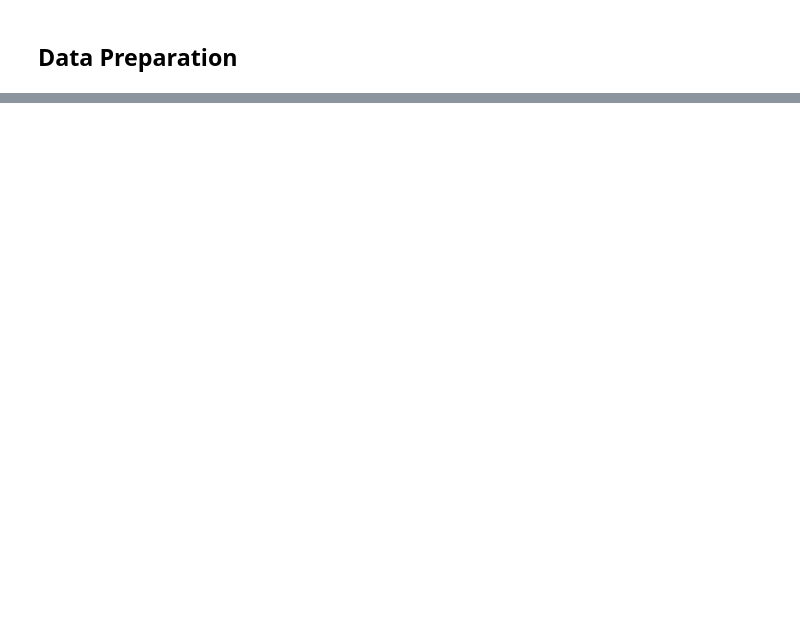
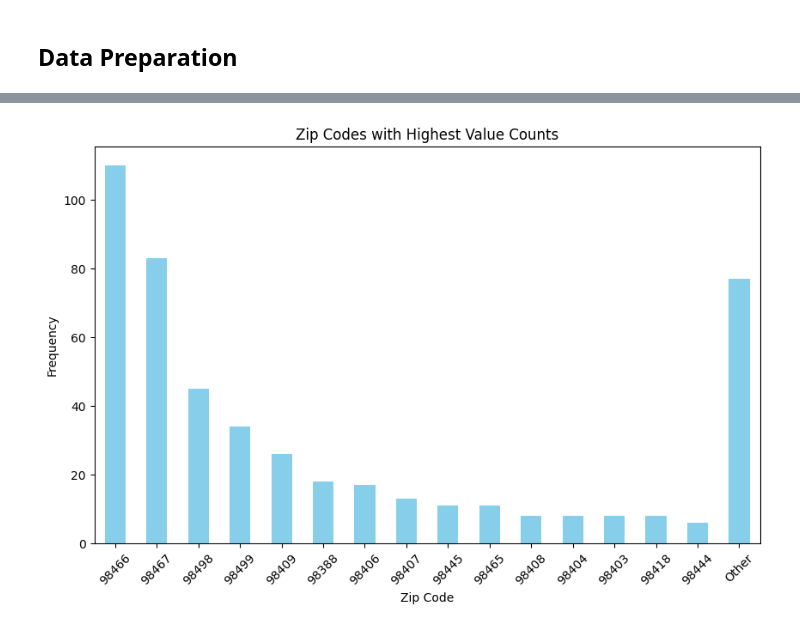
Before and after one commit to heckardkyle/Customer_Insights, a Jupyter notebook: CustomerInsights.ipynb, the cells around one changed output, grey strips where cells are left out. Drawn from its saved outputs; the diff is of its cells as text; code cells hidden in the pictures; blank space fills up the shorter version.

```diff
--- a/CustomerInsights.ipynb
+++ b/CustomerInsights.ipynb
@@ -326,0 +131,11 @@ del appointmentData['Status']
+# %%
+# %% Filter out clients with no appointment data and reset index
+
+clientData_filtered = clientData_raw[clientData_raw['Account_Number']
+                                     .isin(appointmentData_raw['Account_Number'])]
+clientData_filtered = clientData_filtered.reset_index(drop=True)
+
+# Make copy of filtered data to preprocess
+clientData = clientData_filtered.copy()
+
+print('Client data filtered')
@@ -326,0 +180,14 @@ del appointmentData['Status']
+# %%
+# %% rename columns
+
+# Rename 'Sex' to 'c_Sex' so that I can reuse 'Sex'
+clientData.rename(columns={'Sex': 'c_Sex'}, inplace=True)
+
+# Rename 'Zip_PostalCode' to 'Zip' to shorten name or ease of use
+clientData.rename(columns={'Zip_PostalCode': 'Zip'}, inplace=True)
+
+# Rename 'Number_of_Appointments' to 'Num_Appts' to shorten length
+clientData.rename(columns={'Number_of_Appointments': 'Num_Appts'},
+                  inplace=True)
+
+print('Columns renamed')
@@ -326,0 +366,19 @@ del appointmentData['Status']
+# %%
+# %% Zip Codes visualization
+
+# Get zip code counts
+zip_counts = clientData['Zip'].astype(int).value_counts()
+top_15 = zip_counts.nlargest(15)
+Other = zip_counts.iloc[15:].sum()
+top_15['Other'] = Other
+
+# Set up plot
+plt.figure(figsize=(10, 6))
+top_15.plot(kind='bar', color='skyblue')
+plt.xlabel('Zip Code')
+plt.ylabel('Frequency')
+plt.title('Zip Codes with Highest Value Counts')
+plt.xticks(rotation=45)
+plt.show()
+# %% [output]
+[figure, added]
```
Also changed, not shown: parts of 94 cells of this notebook, 1 other file.
